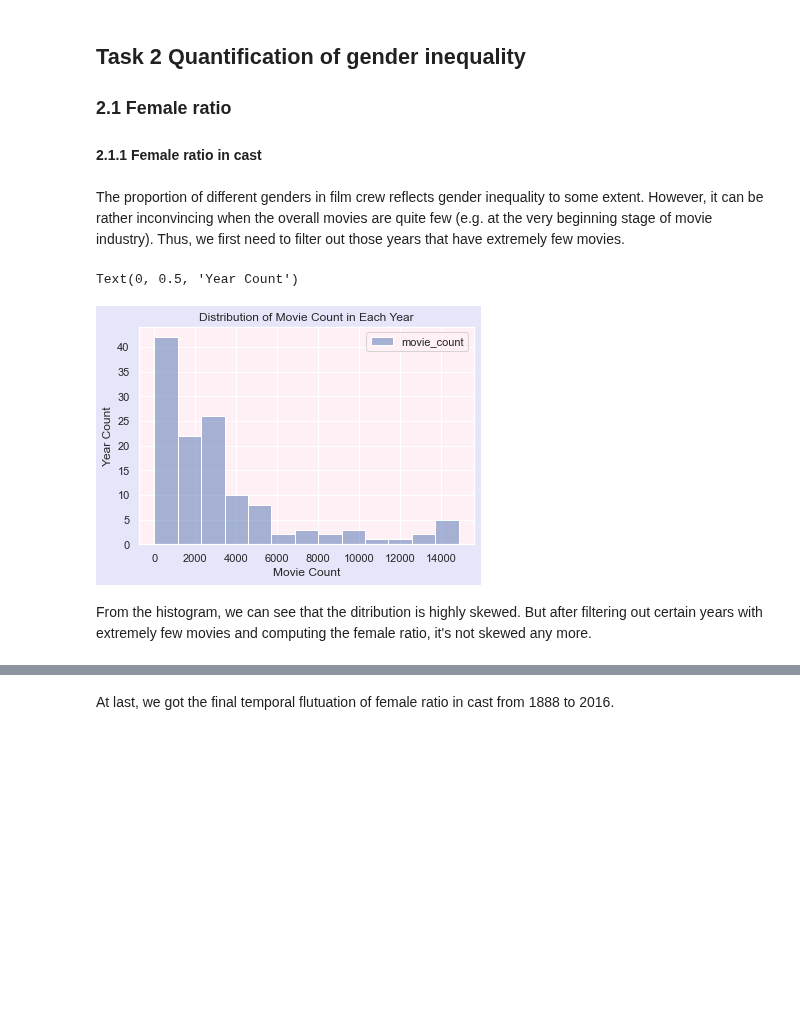
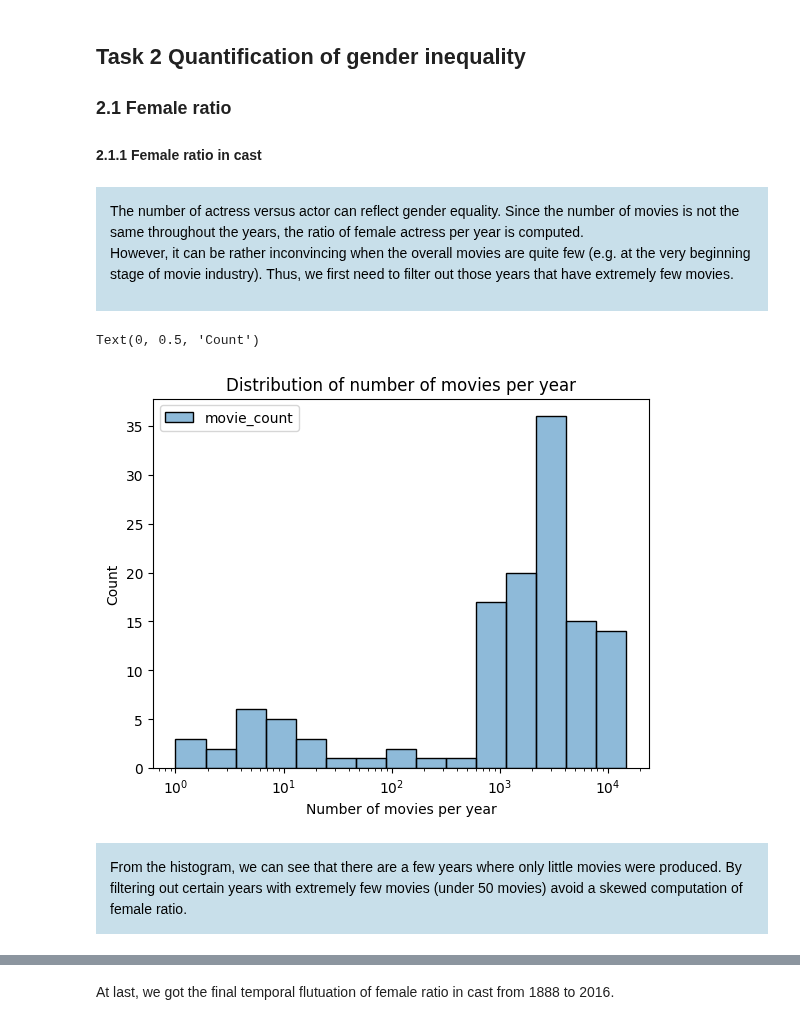
Before and after one commit to epfl-ada/ada-2022-project-yiyisoda, a Jupyter notebook: milestone_2.ipynb, the cells around one changed output, grey strips where cells are left out. Drawn from its saved outputs; the diff is of its cells as text; code cells hidden in the pictures; blank space fills up the shorter version.

Commit message:
Comments, figures

```diff
--- a/milestone_2.ipynb
+++ b/milestone_2.ipynb
@@ -427,4 +425,8 @@ writers.head()
 ###  2.1 Female ratio
 #### 2.1.1 Female ratio in cast
 # %% [markdown]
-The proportion of different genders in film crew reflects gender inequality to some extent. However, it can be rather inconvincing when the overall movies are quite few (e.g. at the very beginning stage of movie industry). Thus, we first need to filter out those years that have extremely few movies.
+<div class="1.1" style='background-color:#c8dfea; padding:1em;'>
+<span style="color:black">
+The number of actress versus actor can reflect gender equality. Since the number of movies is not the same throughout the years, the ratio of female actress per year is computed.
+
+However, it can be rather inconvincing when the overall movies are quite few (e.g. at the very beginning stage of movie industry). Thus, we first need to filter out those years that have extremely few movies.
@@ -431,20 +435,22 @@ The proportion of different genders in film crew reflects gender inequality to s
 # %%
 # first check the distribution of movies numbers in each year
 characters_by_year = characters.copy()
 characters_by_year['release_date'] = pd.to_datetime(characters_by_year['release_date']) # transform to datetime format
 characters_by_year['release_year'] = characters_by_year['release_date'].dt.to_period('Y') # create year column
 characters_by_year['release_year'] = characters_by_year['release_year'].astype(str)
 year_movie_count = characters_by_year.groupby('release_year')['wiki_movie_id'].count().reset_index()
 year_movie_count['movie_count'] = year_movie_count['wiki_movie_id']# rename column
 year_movie_count = year_movie_count[['release_year','movie_count']] # only keep necessary columns
-m = sns.histplot(year_movie_count).set_title('Distribution of Movie Count in Each Year')
-plt.xlabel('Movie Count')
-plt.ylabel('Year Count')
+m = sns.histplot(year_movie_count, log_scale=True).set_title('Distribution of number of movies per year')
+plt.xlabel('Number of movies per year')
+plt.ylabel('Count')
 # %% [output]
-Text(0, 0.5, 'Year Count')
+Text(0, 0.5, 'Count')
-[figure, old version]
+[figure, new version]
 # %% [markdown]
-From the histogram, we can see that the ditribution is highly skewed. But after filtering out certain years with extremely few movies and computing the female ratio, it's not skewed any more.
+<div class="1.1" style='background-color:#c8dfea; padding:1em;'>
+<span style="color:black">
+From the histogram, we can see that there are a few years where only little movies were produced. By  filtering out certain years with extremely few movies (under 50 movies) avoid a skewed computation of female ratio.
 # %%
 # filter out years with extremely few movies
 year_movie_count = year_movie_count[year_movie_count['movie_count']>=50] # keep years with more than 50 movies
```
Also changed, not shown: parts of 11 cells of this notebook.
